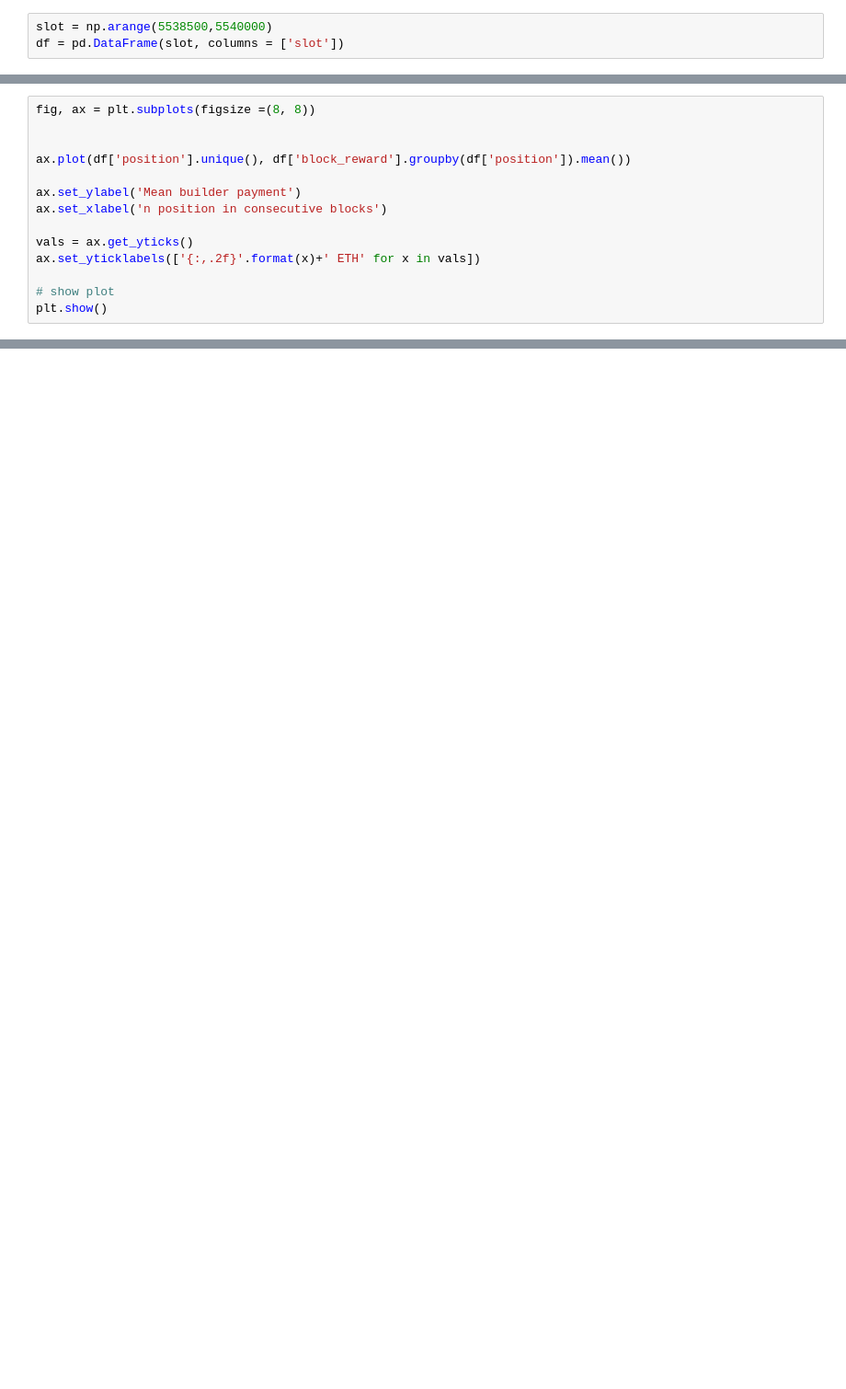
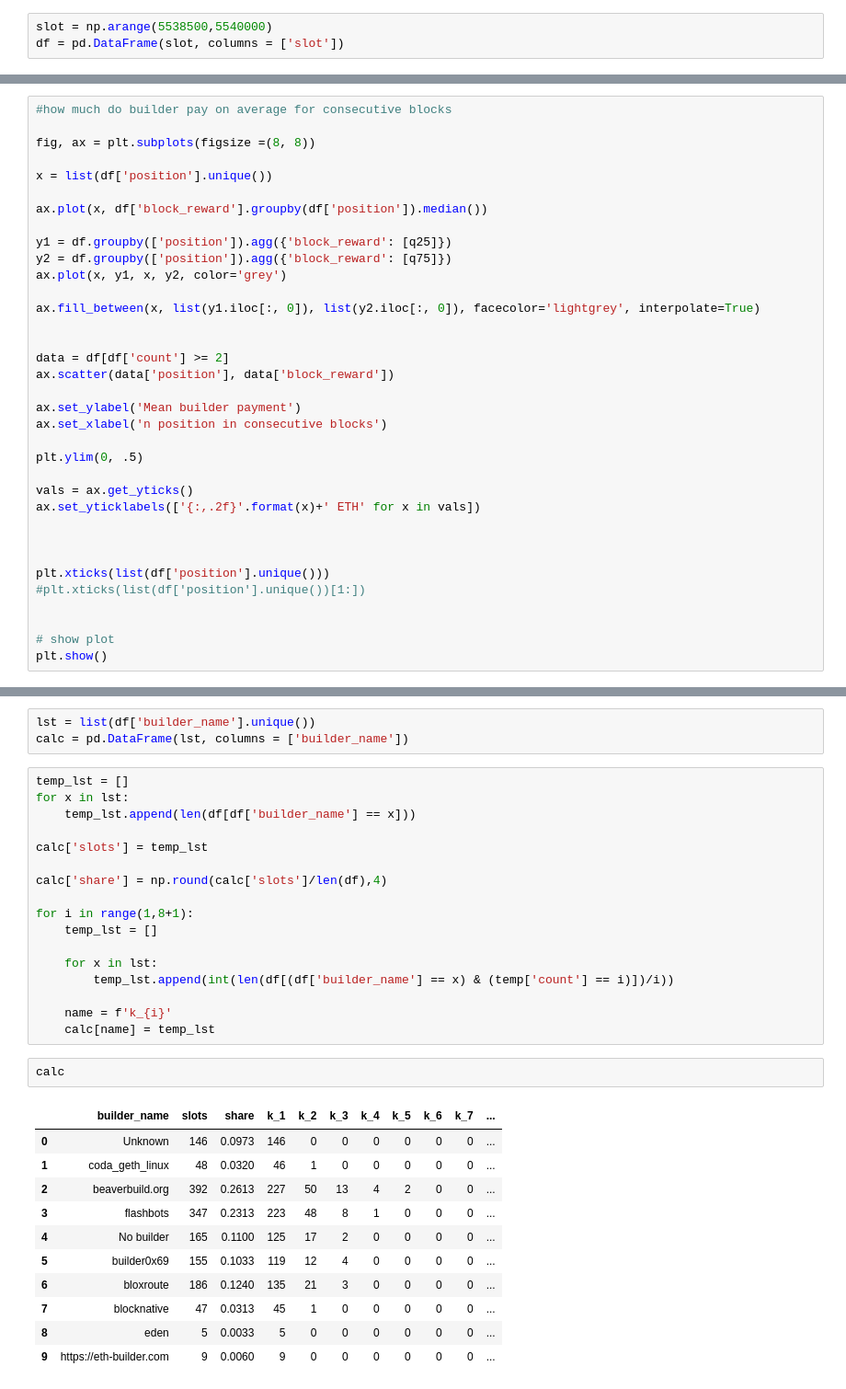
Before and after one commit to vivowa/mmev, a Jupyter notebook: lightblocks_testrun.ipynb, the cells around one changed output, grey strips where cells are left out. Shown at 92% size. Cells and saved outputs as stored; diff of their text form; blank space fills up the shorter version.

```diff
--- a/lightblocks_testrun.ipynb
+++ b/lightblocks_testrun.ipynb
@@ -91,15 +235,36 @@ df[df['count'] >3].head(50)
 # %%
+#how much do builder pay on average for consecutive blocks
+
 fig, ax = plt.subplots(figsize =(8, 8))
 
+x = list(df['position'].unique())
 
-ax.plot(df['position'].unique(), df['block_reward'].groupby(df['position']).mean())
+ax.plot(x, df['block_reward'].groupby(df['position']).median())
+
+y1 = df.groupby(['position']).agg({'block_reward': [q25]})
+y2 = df.groupby(['position']).agg({'block_reward': [q75]})
+ax.plot(x, y1, x, y2, color='grey')
+
+ax.fill_between(x, list(y1.iloc[:, 0]), list(y2.iloc[:, 0]), facecolor='lightgrey', interpolate=True)
+
+
+data = df[df['count'] >= 2]
+ax.scatter(data['position'], data['block_reward'])
 
 ax.set_ylabel('Mean builder payment')
 ax.set_xlabel('n position in consecutive blocks')
 
+plt.ylim(0, .5)
+
 vals = ax.get_yticks()
 ax.set_yticklabels(['{:,.2f}'.format(x)+' ETH' for x in vals])
 
+
+
+plt.xticks(list(df['position'].unique()))
+#plt.xticks(list(df['position'].unique())[1:])
+
+
 # show plot
 plt.show()
 # %%
@@ -120,2 +308,36 @@ def prob(r, p):
 
     return qn*100, (1-qn)*100
+# %%
+lst = list(df['builder_name'].unique())
+calc = pd.DataFrame(lst, columns = ['builder_name'])
+# %%
+temp_lst = []
+for x in lst:
+    temp_lst.append(len(df[df['builder_name'] == x]))
+
+calc['slots'] = temp_lst
+
+calc['share'] = np.round(calc['slots']/len(df),4)
+
+for i in range(1,8+1):
+    temp_lst = []
+
+    for x in lst:
+        temp_lst.append(int(len(df[(df['builder_name'] == x) & (temp['count'] == i)])/i))
+
+    name = f'k_{i}'
+    calc[name] = temp_lst
+# %%
+calc
+# %% [output]
+|  | builder_name | slots | share | k_1 | k_2 | k_3 | k_4 | k_5 | k_6 | k_7 | ... |
+| 0 | Unknown | 146 | 0.0973 | 146 | 0 | 0 | 0 | 0 | 0 | 0 | ... |
+| 1 | coda_geth_linux | 48 | 0.0320 | 46 | 1 | 0 | 0 | 0 | 0 | 0 | ... |
+| 2 | beaverbuild.org | 392 | 0.2613 | 227 | 50 | 13 | 4 | 2 | 0 | 0 | ... |
+| 3 | flashbots | 347 | 0.2313 | 223 | 48 | 8 | 1 | 0 | 0 | 0 | ... |
+| 4 | No builder | 165 | 0.1100 | 125 | 17 | 2 | 0 | 0 | 0 | 0 | ... |
+| 5 | builder0x69 | 155 | 0.1033 | 119 | 12 | 4 | 0 | 0 | 0 | 0 | ... |
+| 6 | bloxroute | 186 | 0.1240 | 135 | 21 | 3 | 0 | 0 | 0 | 0 | ... |
+| 7 | blocknative | 47 | 0.0313 | 45 | 1 | 0 | 0 | 0 | 0 | 0 | ... |
+| 8 | eden | 5 | 0.0033 | 5 | 0 | 0 | 0 | 0 | 0 | 0 | ... |
+| 9 | https://eth-builder.com | 9 | 0.0060 | 9 | 0 | 0 | 0 | 0 | 0 | 0 | ... |
```
Also changed, not shown: parts of 41 cells of this notebook.
